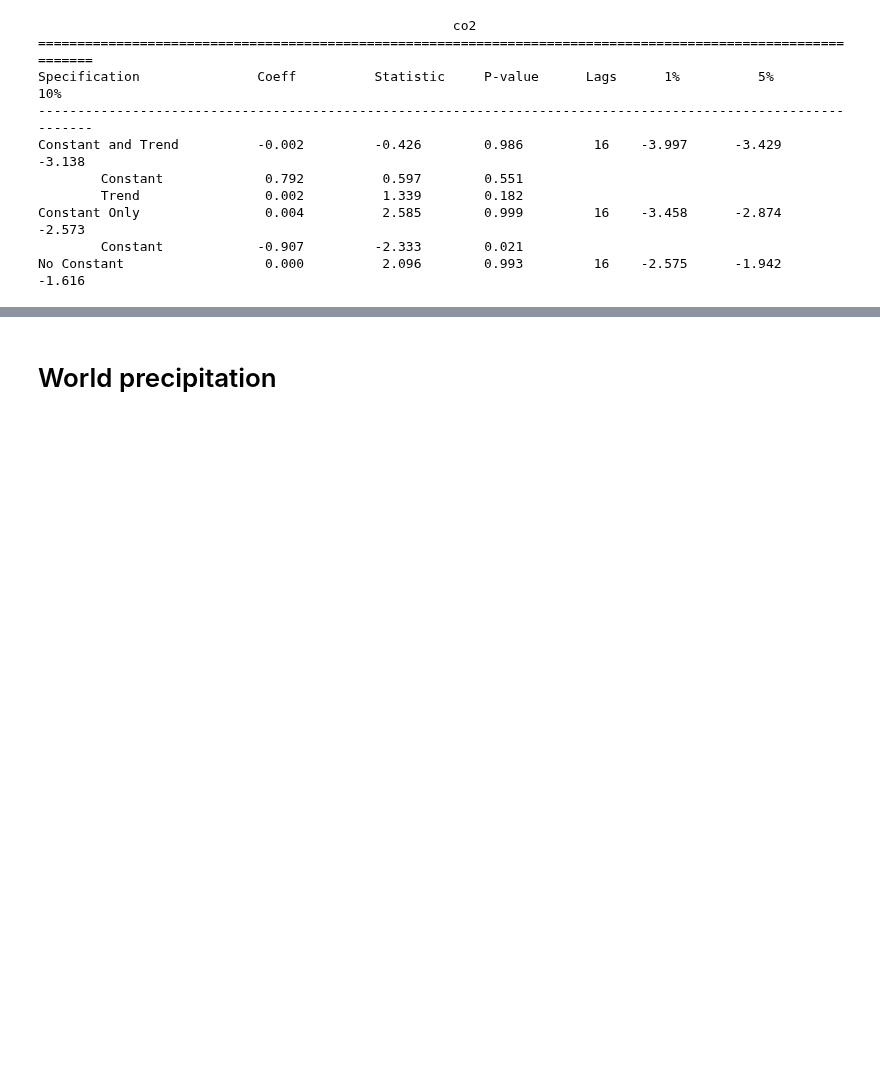
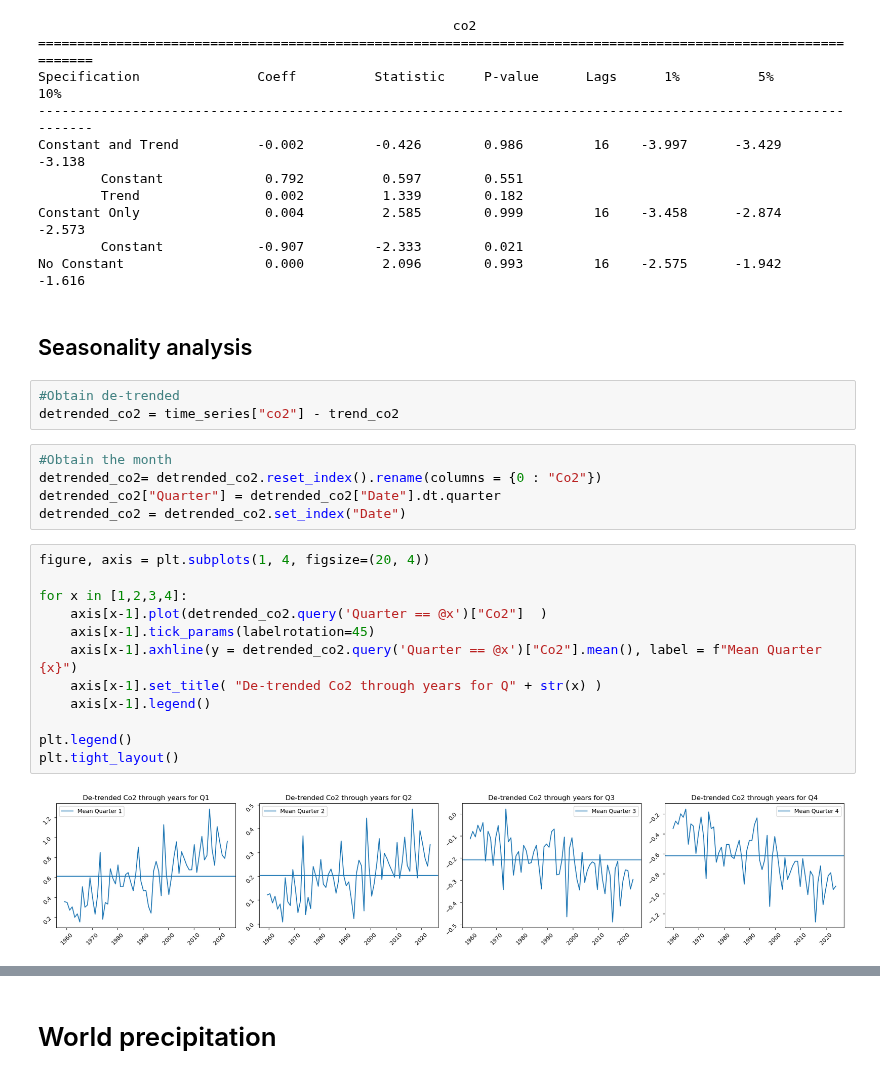
Before and after one commit to jessegrabowski/laos-climate-change, a Jupyter notebook: notebooks/Time_series_analysis.ipynb, the cells around one changed output, grey strips where cells are left out. Saved outputs shown, nothing was run; the diff lists cells and outputs as text; blank space fills up the shorter version.

```diff
--- a/notebooks/Time_series_analysis.ipynb
+++ b/notebooks/Time_series_analysis.ipynb
@@ -220,3 +258,27 @@ Constant and Trend          -0.002         -0.426        0.986         16    -3.
 Constant Only                0.004          2.585        0.999         16    -3.458      -2.874     -2.573
         Constant            -0.907         -2.333        0.021
 No Constant                  0.000          2.096        0.993         16    -2.575      -1.942     -1.616
+# %% [markdown]
+## Seasonality analysis
+# %%
+#Obtain de-trended
+detrended_co2 = time_series["co2"] - trend_co2
+# %%
+#Obtain the month
+detrended_co2= detrended_co2.reset_index().rename(columns = {0 : "Co2"})
+detrended_co2["Quarter"] = detrended_co2["Date"].dt.quarter
+detrended_co2 = detrended_co2.set_index("Date")
+# %%
+figure, axis = plt.subplots(1, 4, figsize=(20, 4))
+
+for x in [1,2,3,4]:
+    axis[x-1].plot(detrended_co2.query('Quarter == @x')["Co2"]  )
+    axis[x-1].tick_params(labelrotation=45)
+    axis[x-1].axhline(y = detrended_co2.query('Quarter == @x')["Co2"].mean(), label = f"Mean Quarter {x}")
+    axis[x-1].set_title( "De-trended Co2 through years for Q" + str(x) )
+    axis[x-1].legend()
+
+plt.legend()
+plt.tight_layout()
+# %% [output]
+[figure, added]
```
Also changed, not shown: parts of 12 cells of this notebook.
